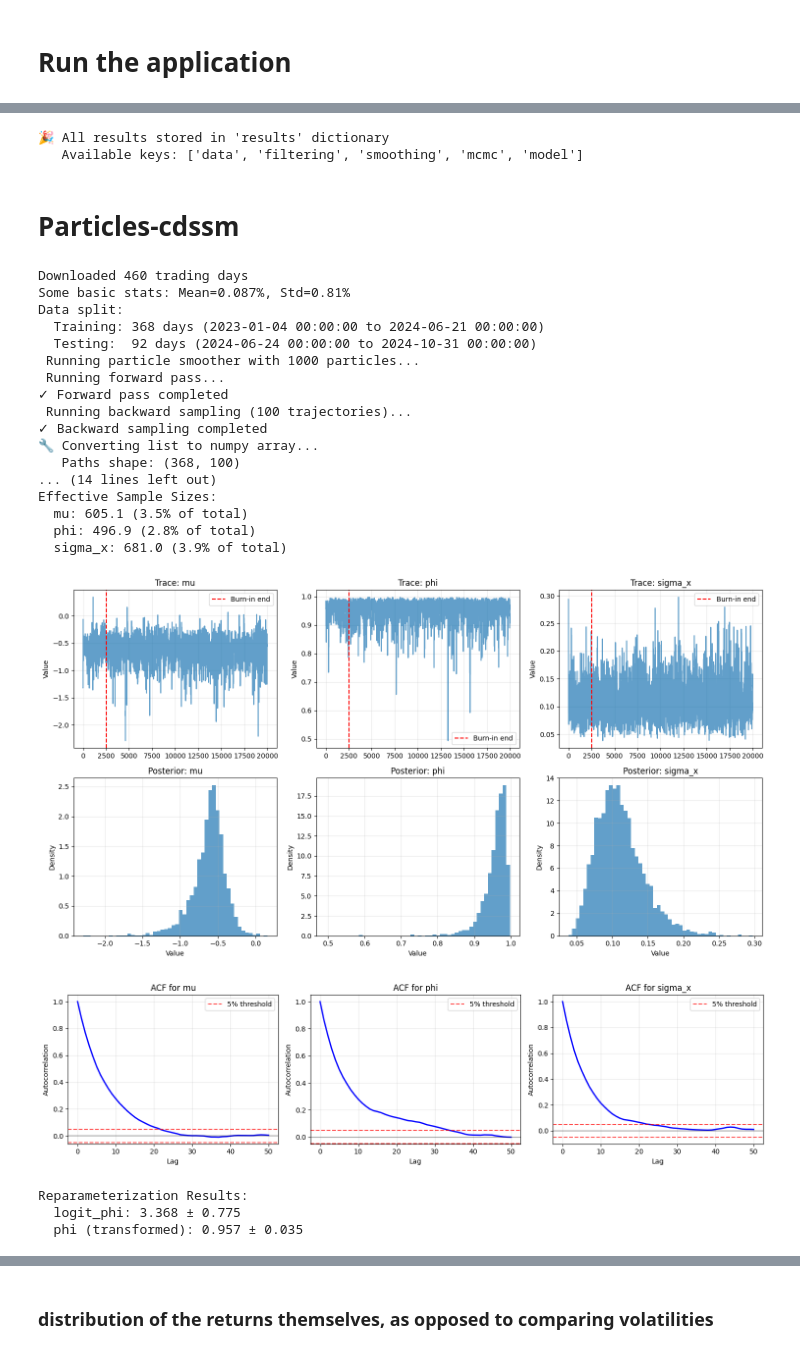
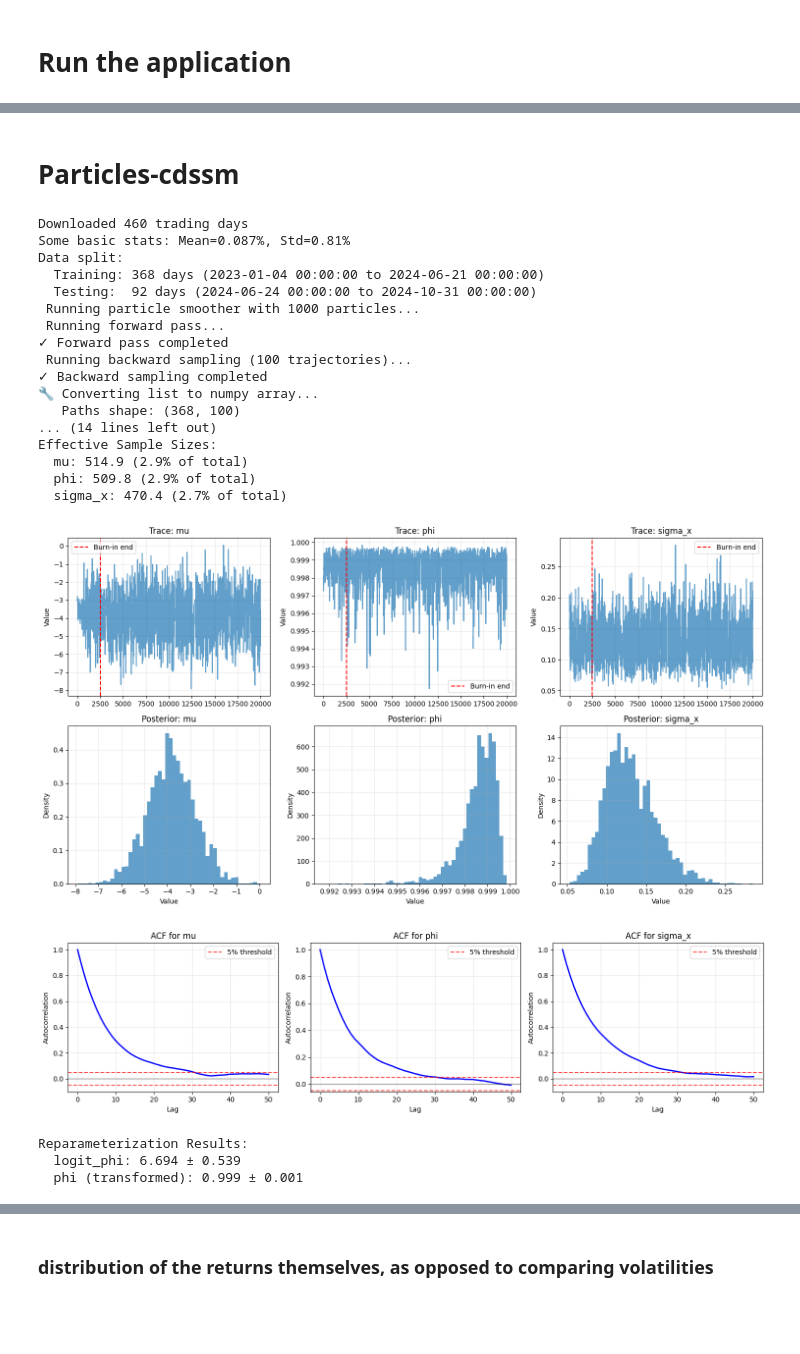
Before and after one commit to designed7000/UCL-Research-Project, a Jupyter notebook: Week1/Week1.ipynb, the cells around one changed output, grey strips where cells are left out. Drawn from its saved outputs; the diff is of its cells as text; code cells hidden in the pictures; blank space fills up the shorter version.

```diff
--- a/Week1/Week1.ipynb
+++ b/Week1/Week1.ipynb
@@ -1073,56 +694,47 @@ Prediction Performance on Test Set:
-# %%
-# =============================================================================
-# Chunk 15: Store Results (Optional)
-# =============================================================================
-
-# Combine all results into a single dictionary for easy access
-results = {
-    'data': data,
-    'filtering': filtering_results,
-    'smoothing': smoothing_results,
-    'mcmc': mcmc_results,
-    'model': model
-}
-
-# Display final message
-print(f"\n🎉 All results stored in 'results' dictionary")
-print(f"   Available keys: {list(results.keys())}")
-# %% [output]
-🎉 All results stored in 'results' dictionary
-   Available keys: ['data', 'filtering', 'smoothing', 'mcmc', 'model']
 # %% [markdown]
 # Particles-cdssm
 # %%
 # Your existing execution flow:
 data = fetch_sp500_data()
 train_data, test_data = split_data(data, train_ratio=0.8)
 returns_train = train_data['Returns']
 returns_test = test_data['Returns']
 
+
+# Convert percentage returns to decimal returns
+train_data_decimal = train_data.copy()
+train_data_decimal['Returns'] = returns_train / 100
+# Convert percentage returns to decimal returns
+returns_train_decimal = returns_train / 100
+returns_test_decimal = returns_test / 100
+test_data_decimal = test_data.copy()
+test_data_decimal['Returns'] = returns_test / 100
+
+
 model = StochasticVolatilityModel()
 filtering_results = run_particle_filter(model, returns_train, N=1000)
 smoothing_results = run_particle_smoother(model, returns_train, N=1000)
-mcmc_results = bayesian_parameter_estimation(returns_train, n_iter=20000, n_burn=2500)
+mcmc_results = bayesian_parameter_estimation(returns_train_decimal, n_iter=20000, n_burn=2500)
 # %% [output]
 Downloaded 460 trading days
 Some basic stats: Mean=0.087%, Std=0.81%
 Data split:
   Training: 368 days (2023-01-04 00:00:00 to 2024-06-21 00:00:00)
   Testing:  92 days (2024-06-24 00:00:00 to 2024-10-31 00:00:00)
  Running particle smoother with 1000 particles...
  Running forward pass...
 ✓ Forward pass completed
  Running backward sampling (100 trajectories)...
 ✓ Backward sampling completed
 🔧 Converting list to numpy array...
    Paths shape: (368, 100)
 ... (14 lines left out)
 Effective Sample Sizes:
-  mu: 605.1 (3.5% of total)
-  phi: 496.9 (2.8% of total)
-  sigma_x: 681.0 (3.9% of total)
+  mu: 514.9 (2.9% of total)
+  phi: 509.8 (2.9% of total)
+  sigma_x: 470.4 (2.7% of total)
-[figure, old version]
+[figure, new version]
-[figure, old version]
+[figure, new version]
 Reparameterization Results:
-  logit_phi: 3.368 ± 0.775
-  phi (transformed): 0.957 ± 0.035
+  logit_phi: 6.694 ± 0.539
+  phi (transformed): 0.999 ± 0.001
```
Also changed, not shown: parts of 20 cells of this notebook.
